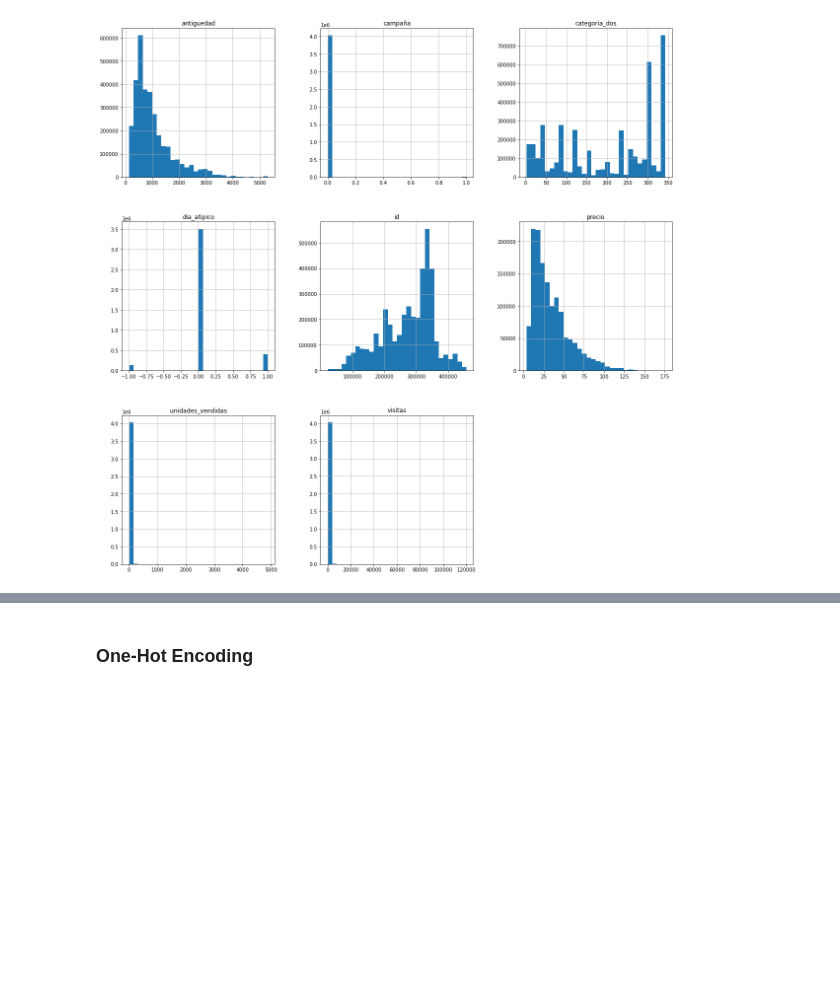
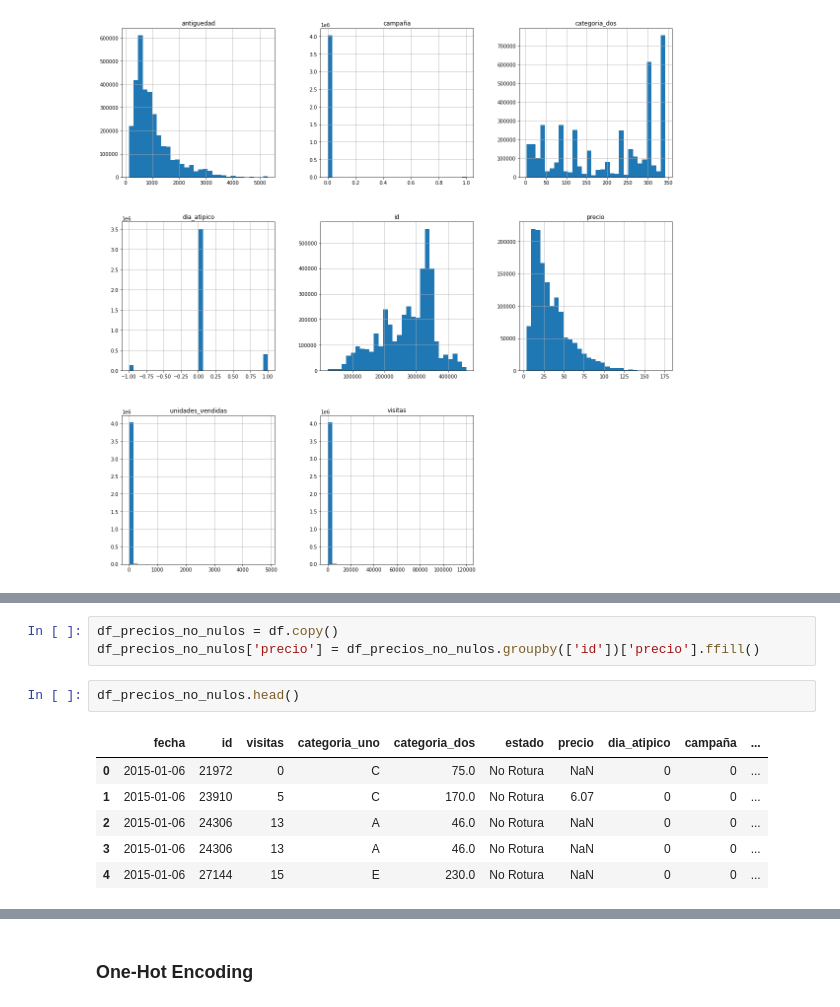
Before and after one commit to ebjaime/Atmira-Stock-Prediction, a Jupyter notebook: proyecto.ipynb, the cells around one changed output, grey strips where cells are left out. Drawn from its saved outputs; the diff is of its cells as text; blank space fills up the shorter version.

```diff
--- a/proyecto.ipynb
+++ b/proyecto.ipynb
@@ -116,0 +151,12 @@ plt.show()
+# %%
+df_precios_no_nulos = df.copy()
+df_precios_no_nulos['precio'] = df_precios_no_nulos.groupby(['id'])['precio'].ffill()
+# %%
+df_precios_no_nulos.head()
+# %% [output]
+|  | fecha | id | visitas | categoria_uno | categoria_dos | estado | precio | dia_atipico | campaña | ... |
+| 0 | 2015-01-06 | 21972 | 0 | C | 75.0 | No Rotura | NaN | 0 | 0 | ... |
+| 1 | 2015-01-06 | 23910 | 5 | C | 170.0 | No Rotura | 6.07 | 0 | 0 | ... |
+| 2 | 2015-01-06 | 24306 | 13 | A | 46.0 | No Rotura | NaN | 0 | 0 | ... |
+| 3 | 2015-01-06 | 24306 | 13 | A | 46.0 | No Rotura | NaN | 0 | 0 | ... |
+| 4 | 2015-01-06 | 27144 | 15 | E | 230.0 | No Rotura | NaN | 0 | 0 | ... |
```
Also changed, not shown: parts of 25 cells of this notebook.
